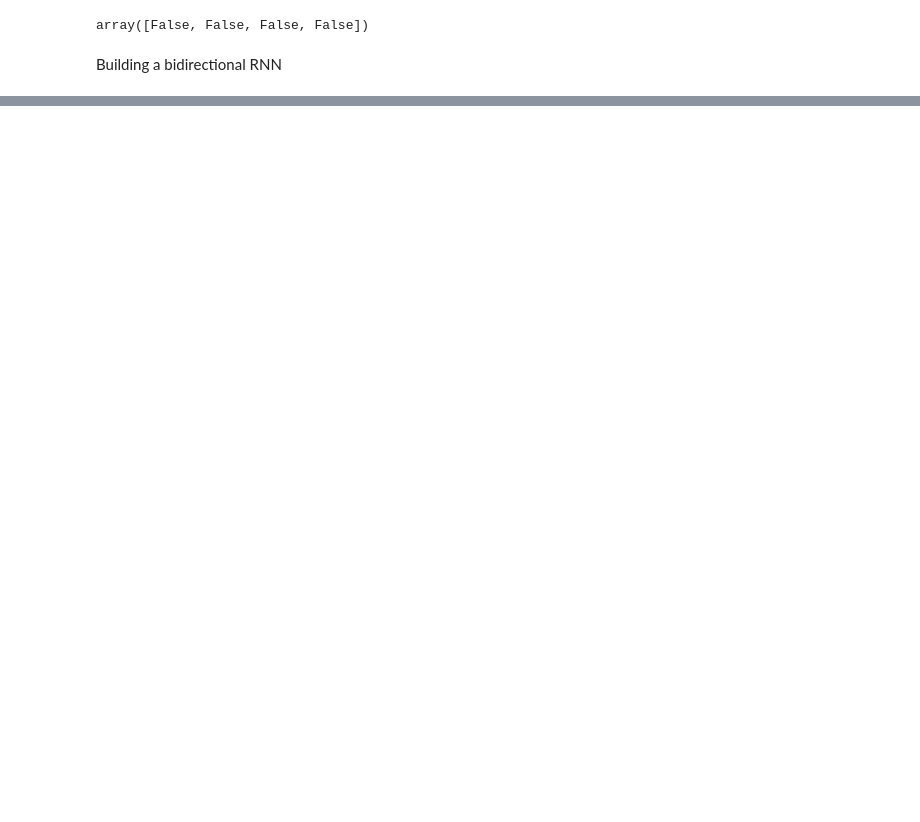
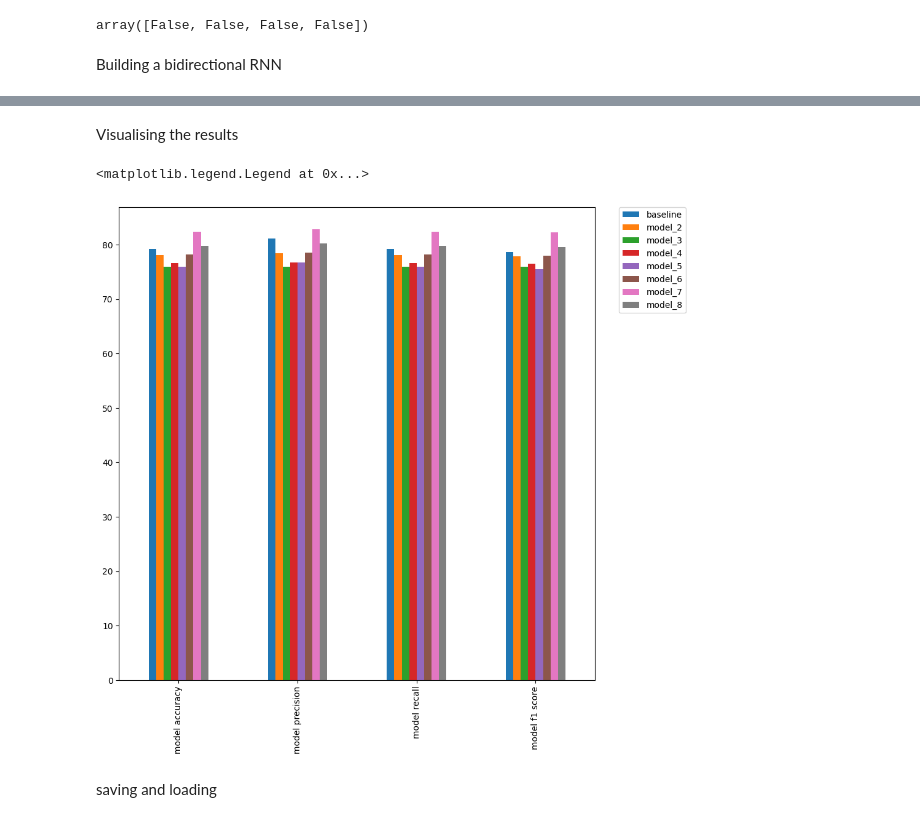
Before and after one commit to Phavour-EBEN/Personal-Deep-Learning-Lessons, a Jupyter notebook: 005_NN_NLP/Intro_to_NLP.ipynb, the cells around one changed output, grey strips where cells are left out. Drawn from its saved outputs; the diff is of its cells as text; code cells hidden in the pictures; blank space fills up the shorter version.

```diff
--- a/005_NN_NLP/Intro_to_NLP.ipynb
+++ b/005_NN_NLP/Intro_to_NLP.ipynb
@@ -689,0 +923,18 @@ calculate_accuracy(val_labels, model_5_pred)
+# %%
+# using the clone method from keras.model instance
+model_8 = tf.keras.models.clone_model(model_7)
+
+# compiling and fitting the model
+model_8.compile(
+    loss = 'binary_crossentropy',
+    optimizer = 'adam',
+    metrics = ['accuracy']
+)
+
+model_8.fit(
+    train_10_percent,
+    val_labels_10_percent,
+    epochs = 5,
+    validation_data = (val_sentences, val_labels),
+    callbacks = [create_tensorboard_callback(logs_dir, experiment_name ='model_8')]
+)
@@ -689,0 +954,4 @@ calculate_accuracy(val_labels, model_5_pred)
+# %%
+model_8_pred_prop = model_8.predict(val_sentences)
+model_8_pred = tf.squeeze(tf.round(model_8_pred_prop))
+model_8_pred[:10]
@@ -689,0 +961,3 @@ calculate_accuracy(val_labels, model_5_pred)
+# %%
+model_8_results = calculate_accuracy(val_labels, model_8_pred.numpy())
+model_8_results
@@ -689,0 +978,15 @@ calculate_accuracy(val_labels, model_5_pred)
+# %%
+import pandas as pd
+model_results = pd.DataFrame({
+    'baseline': baseline_results,
+    'model_2': model_2_results,
+    'model_3': model_3_results,
+    'model_4': model_4_results,
+    'model_5': model_5_results,
+    'model_6': model_6_results,
+    'model_7': model_7_results,
+    'model_8': model_8_results
+
+})
+
+model_results.transpose()
@@ -689,0 +1003,9 @@ calculate_accuracy(val_labels, model_5_pred)
+# %% [markdown]
+Visualising the results
+# %%
+model_results.plot(kind='bar', figsize=(10,10)).legend(bbox_to_anchor=(1.05, 1.0), loc=2, borderaxespad=0.)
+# %% [output]
+<matplotlib.legend.Legend at 0x...>
+[figure, added]
+# %% [markdown]
+saving and loading
```
Also changed, not shown: parts of 80 cells of this notebook, 3 other files.
